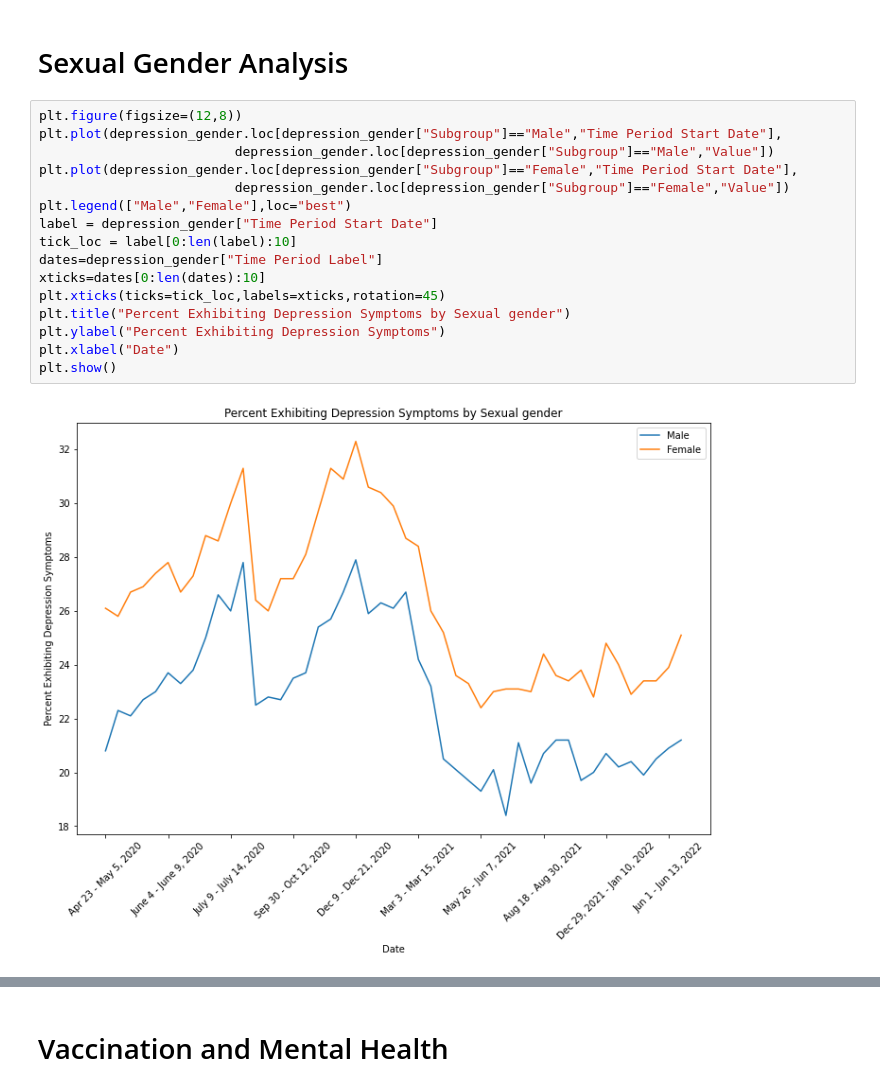
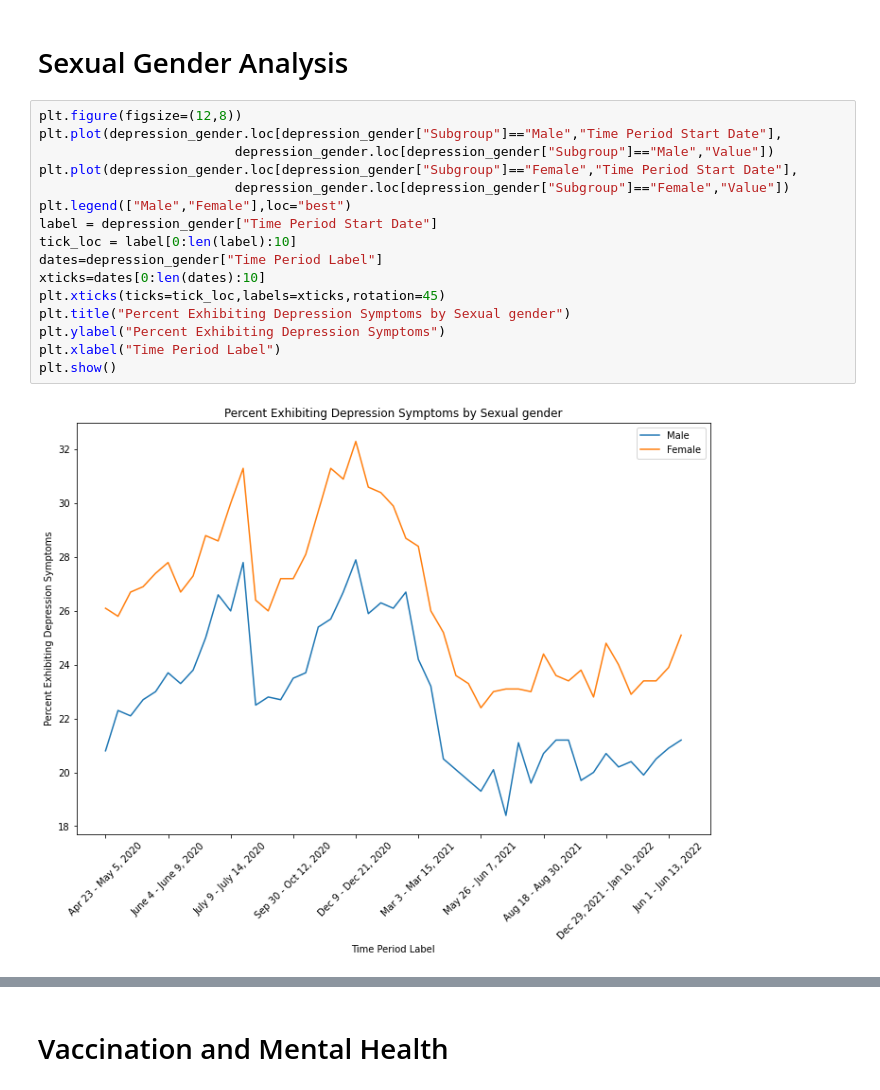
Before and after one commit to nitchon/covid_mental_health, a Jupyter notebook: Mental Health in America.ipynb, the cells around one changed output, grey strips where cells are left out. Saved outputs shown, nothing was run; the diff lists cells and outputs as text.

```diff
--- a/Mental Health in America.ipynb
+++ b/Mental Health in America.ipynb
@@ -108,21 +108,21 @@ plt.show()
 # %%
 plt.figure(figsize=(12,8))
 plt.plot(depression_gender.loc[depression_gender["Subgroup"]=="Male","Time Period Start Date"],
                          depression_gender.loc[depression_gender["Subgroup"]=="Male","Value"])
 plt.plot(depression_gender.loc[depression_gender["Subgroup"]=="Female","Time Period Start Date"],
                          depression_gender.loc[depression_gender["Subgroup"]=="Female","Value"])
 plt.legend(["Male","Female"],loc="best")
 label = depression_gender["Time Period Start Date"]
 tick_loc = label[0:len(label):10]
 dates=depression_gender["Time Period Label"]
 xticks=dates[0:len(dates):10]
 plt.xticks(ticks=tick_loc,labels=xticks,rotation=45)
 plt.title("Percent Exhibiting Depression Symptoms by Sexual gender")
 plt.ylabel("Percent Exhibiting Depression Symptoms")
-plt.xlabel("Date")
+plt.xlabel("Time Period Label")
 plt.show()
 # %% [output]
-[figure, old version]
+[figure, new version]
 # %%
 plt.figure(figsize=(12,8))
 plt.plot(anxiety_gender.loc[anxiety_gender["Subgroup"]=="Male","Time Period Start Date"],
```
Also changed, not shown: parts of 3 cells of this notebook.
